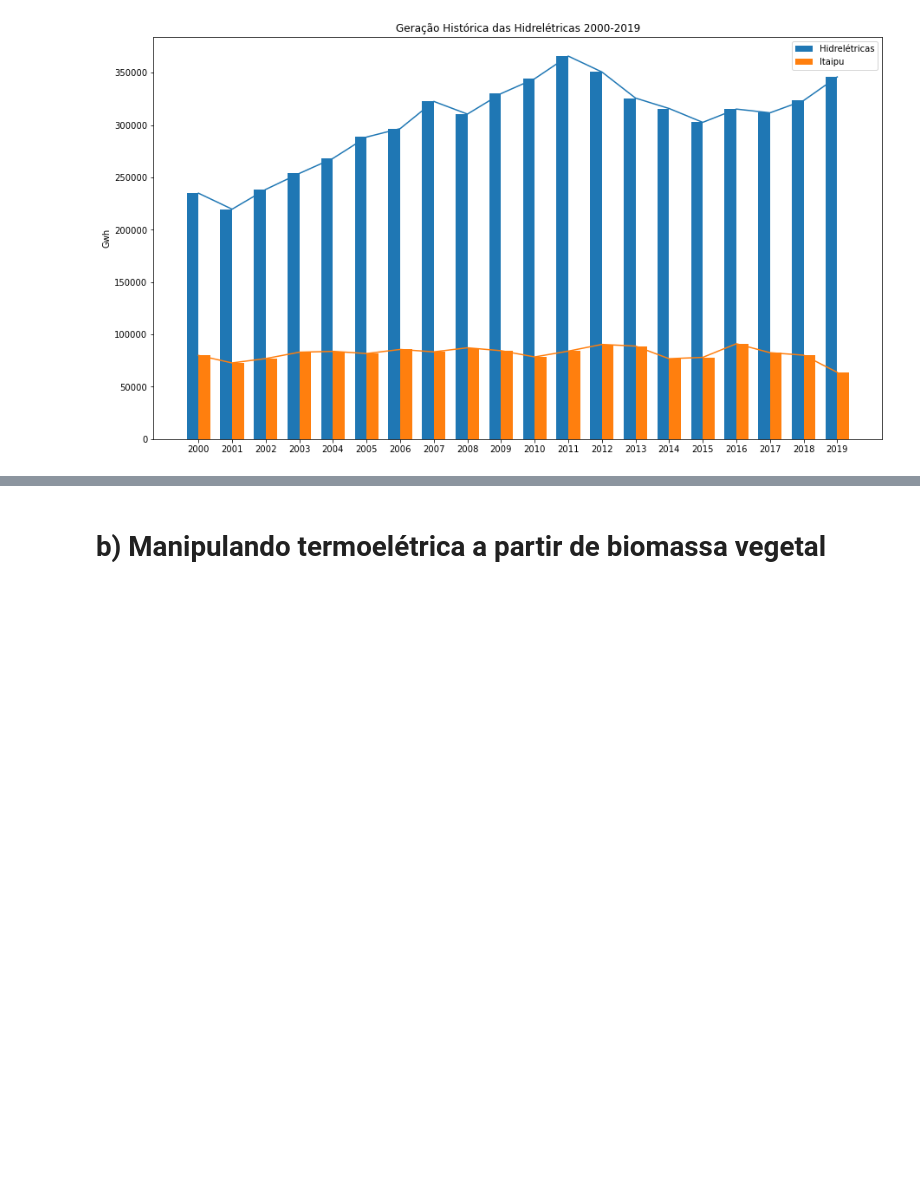
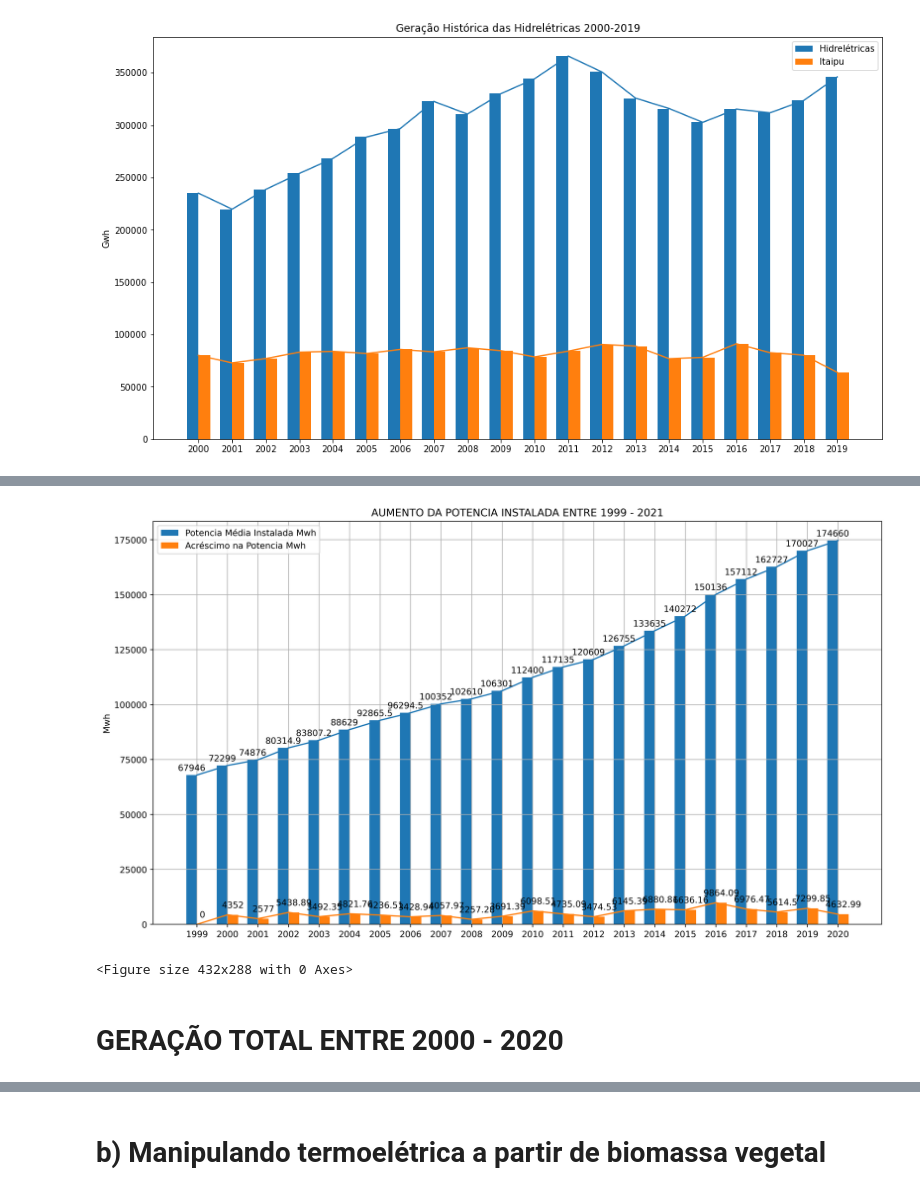
Before and after one commit to eduardo22santos/pandas_matplotlib, a Jupyter notebook: questao1.ipynb, the cells around one changed output, grey strips where cells are left out. Cells and saved outputs as stored; diff of their text form; code cells hidden in the pictures; blank space fills up the shorter version.

Commit message:
apagando tabelas e atualizando 'questao1'

```diff
--- a/questao1.ipynb
+++ b/questao1.ipynb
@@ -66,0 +73,6 @@ plt.show()
+# %%
+tabela = pd.read_csv('AcrescimoAnualPotencia.csv')
+# %%
+tabela.drop(columns=['ideAcrescimoAnualPotencia','mesReferencia','dthProcessamento'], inplace=True)
+# %%
+tabela.columns = ['Potencia média Mw', 'Acrescimo na potencia Mw', 'Ano']
@@ -66,0 +93,33 @@ plt.show()
+# %%
+labels = tabela['Ano']
+hidreletricas = tabela['Potencia média Mw']
+itaipu = tabela['Acrescimo na potencia Mw']
+
+x = np.arange(len(labels))  # the label locations
+width = 0.35  # the width of the bars
+
+fig, ax = plt.subplots(figsize=(12.8, 7.2), dpi=500)
+rects1 = ax.bar(x - width/2, hidreletricas, width, label='Potencia Média Instalada Mwh')
+rects2 = ax.bar(x + width/2, itaipu, width, label='Acréscimo na Potencia Mwh')
+
+# Add some text for labels, title and custom x-axis tick labels, etc.
+ax.set_ylabel('Mwh')
+ax.set_title('AUMENTO DA POTENCIA INSTALADA ENTRE 1999 - 2021')
+ax.set_xticks(x)
+ax.set_xticklabels(labels)
+ax.legend()
+plt.plot(hidreletricas)
+plt.plot(itaipu)
+
+ax.bar_label(rects1, padding=3)
+ax.bar_label(rects2, padding=6)
+
+fig.tight_layout()
+plt.grid()
+plt.show()
+plt.savefig('acrescimoDePotencia.png')
+# %% [output]
+[figure, added]
+<Figure size 432x288 with 0 Axes>
+# %% [markdown]
+# GERAÇÃO TOTAL ENTRE 2000 - 2020
```
Also changed, not shown: parts of 10 cells of this notebook, 26 other files.
